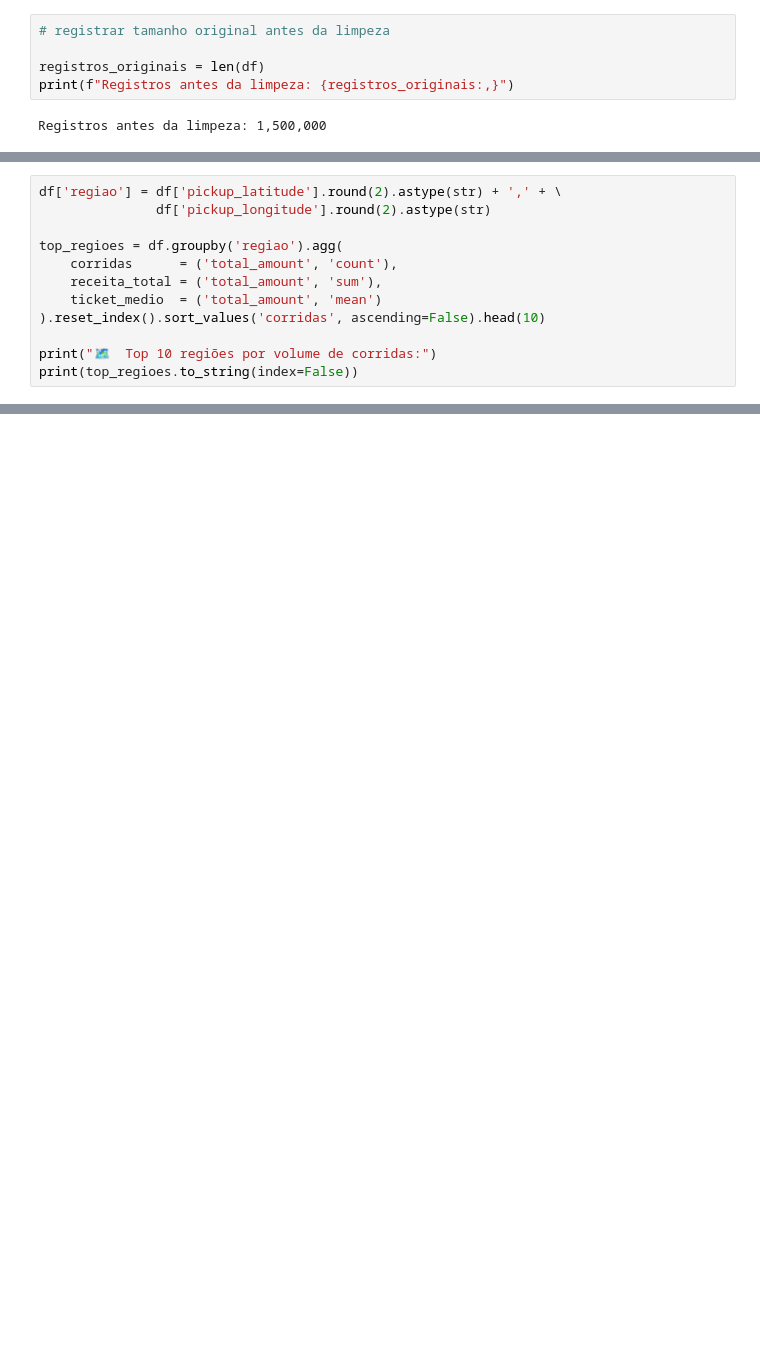
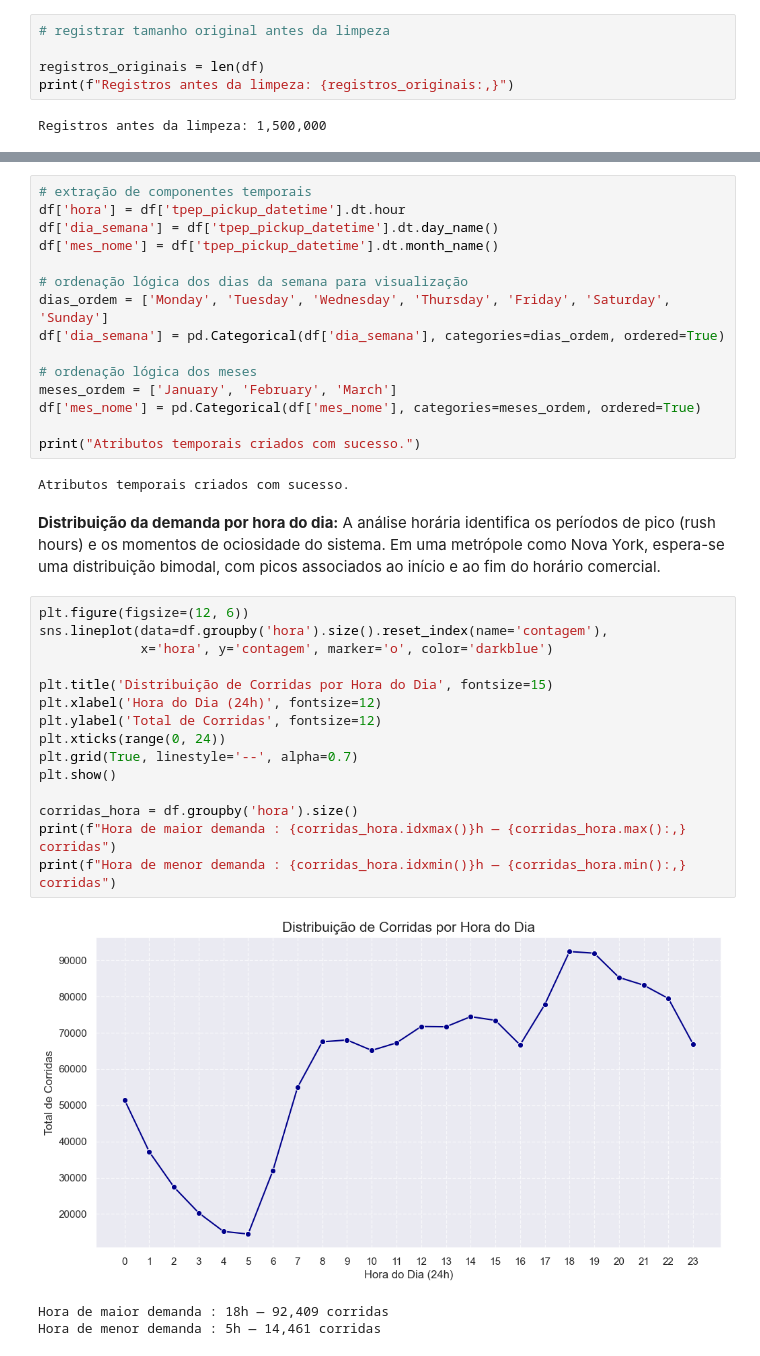
Before and after one commit to raquelpfm/nyc-taxi-analysis, a Jupyter notebook: notebooks/nyc_taxi.ipynb, the cells around one changed output, grey strips where cells are left out. Cells and saved outputs as stored; diff of their text form; blank space fills up the shorter version.

```diff
--- a/notebooks/nyc_taxi.ipynb
+++ b/notebooks/nyc_taxi.ipynb
@@ -694,12 +515,0 @@ fig.show()
-# %%
-df['regiao'] = df['pickup_latitude'].round(2).astype(str) + ',' + \
-               df['pickup_longitude'].round(2).astype(str)
-
-top_regioes = df.groupby('regiao').agg(
-    corridas      = ('total_amount', 'count'),
-    receita_total = ('total_amount', 'sum'),
-    ticket_medio  = ('total_amount', 'mean')
-).reset_index().sort_values('corridas', ascending=False).head(10)
-
-print("🗺️  Top 10 regiões por volume de corridas:")
-print(top_regioes.to_string(index=False))
@@ -800,0 +524,38 @@ Name: tip_amount, dtype: float64
+# %%
+# extração de componentes temporais
+df['hora'] = df['tpep_pickup_datetime'].dt.hour
+df['dia_semana'] = df['tpep_pickup_datetime'].dt.day_name()
+df['mes_nome'] = df['tpep_pickup_datetime'].dt.month_name()
+
+# ordenação lógica dos dias da semana para visualização
+dias_ordem = ['Monday', 'Tuesday', 'Wednesday', 'Thursday', 'Friday', 'Saturday', 'Sunday']
+df['dia_semana'] = pd.Categorical(df['dia_semana'], categories=dias_ordem, ordered=True)
+
+# ordenação lógica dos meses
+meses_ordem = ['January', 'February', 'March']
+df['mes_nome'] = pd.Categorical(df['mes_nome'], categories=meses_ordem, ordered=True)
+
+print("Atributos temporais criados com sucesso.")
+# %% [output]
+Atributos temporais criados com sucesso.
+# %% [markdown]
+**Distribuição da demanda por hora do dia:** A análise horária identifica os períodos de pico (rush hours) e os momentos de ociosidade do sistema. Em uma metrópole como Nova York, espera-se uma distribuição bimodal, com picos associados ao início e ao fim do horário comercial.
+# %%
+plt.figure(figsize=(12, 6))
+sns.lineplot(data=df.groupby('hora').size().reset_index(name='contagem'),
+             x='hora', y='contagem', marker='o', color='darkblue')
+
+plt.title('Distribuição de Corridas por Hora do Dia', fontsize=15)
+plt.xlabel('Hora do Dia (24h)', fontsize=12)
+plt.ylabel('Total de Corridas', fontsize=12)
+plt.xticks(range(0, 24))
+plt.grid(True, linestyle='--', alpha=0.7)
+plt.show()
+
+corridas_hora = df.groupby('hora').size()
+print(f"Hora de maior demanda : {corridas_hora.idxmax()}h — {corridas_hora.max():,} corridas")
+print(f"Hora de menor demanda : {corridas_hora.idxmin()}h — {corridas_hora.min():,} corridas")
+# %% [output]
+[figure, added]
+Hora de maior demanda : 18h — 92,409 corridas
+Hora de menor demanda : 5h — 14,461 corridas
```
Also changed, not shown: parts of 105 cells of this notebook.
